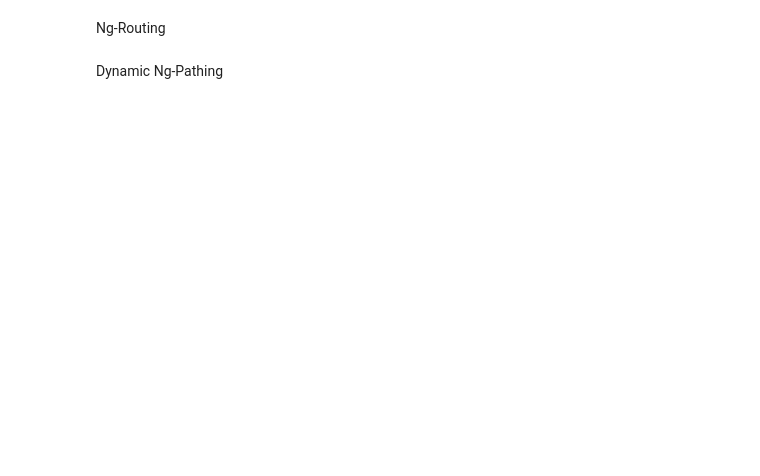
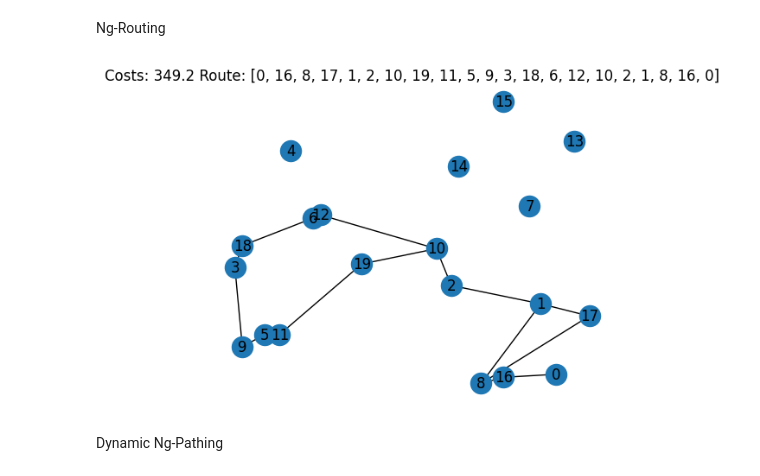
Before and after one commit to BrainDamage22/masters_thesis, a Jupyter notebook: master_thesis.ipynb, the cells around one changed output. Drawn from its saved outputs; the diff is of its cells as text; code cells hidden in the pictures; blank space fills up the shorter version.

Commit message:
improved ng_routing and changed project accordingly

```diff
--- a/master_thesis.ipynb
+++ b/master_thesis.ipynb
@@ -38,8 +32,8 @@ range_y = 100
 # %%
 # Hyper Parameters
 starting_node = 0
-delta1 = 6
-delta2 = 8
+delta1 = 8
+delta2 = 15
 # %%
 # Testing Parameters:
 iterations_ng = 20
@@ -71,13 +71,11 @@ if conduct_nn_routing:
 Ng-Routing
 # %%
 if conduct_ng_routing:
-    if ng_mode == NgMode.recursion:
-        save_ng_result(path, ng_routing_recursion(starting_node, node_objects.copy(), costs_list))
-    else:
-        save_ng_result(path, ng_routing_iteration(starting_node, node_objects.copy(), costs_list))
-
+    save_ng_result(path, ng_routing(starting_node, node_objects.copy(), costs_list, lower_bound))
     ng_data = read_ng_data(path)
     visualize_route(nodes, ng_data.best_route, ng_data.cost, True, "ng_route", 0, path)
+# %% [output]
+[figure, added]
 # %% [markdown]
 Dynamic Ng-Pathing
 # %%
```
Also changed, not shown: parts of 12 cells of this notebook, 3 other files.
